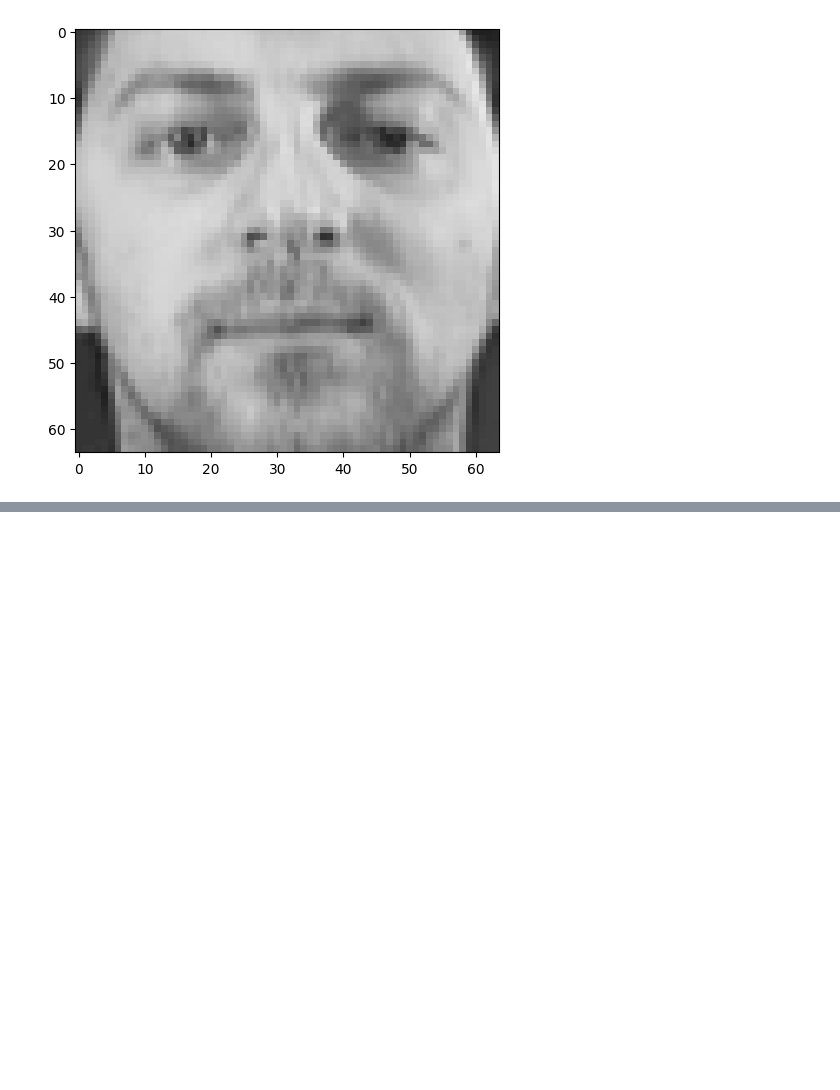
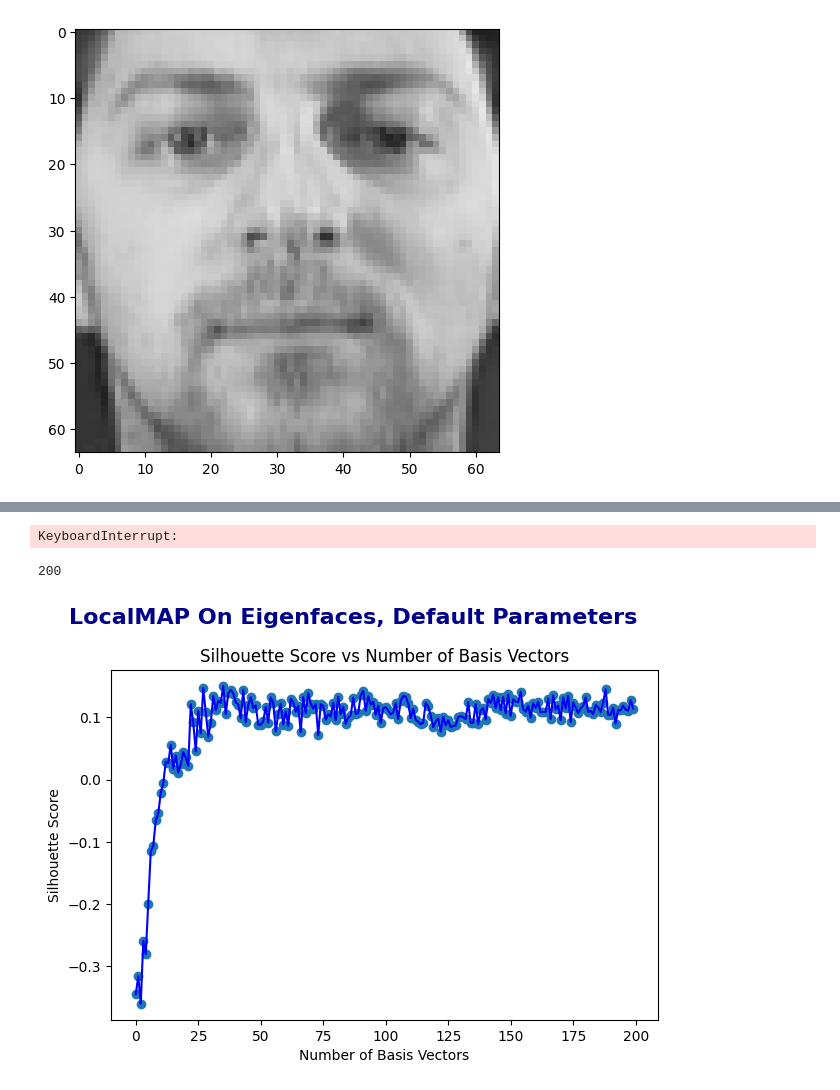
Before and after one commit to ThomasTorres2024/CSC_461_Project, a Jupyter notebook: Eigenfaces_CSC_461.ipynb, the cells around one changed output, grey strips where cells are left out. Cells and saved outputs as stored; diff of their text form; code cells hidden in the pictures; blank space fills up the shorter version.

```diff
--- a/Eigenfaces_CSC_461.ipynb
+++ b/Eigenfaces_CSC_461.ipynb
@@ -45,0 +351,67 @@ np.save('eigen_faces_dataset.npy', np_image_set)
+# %%
+from pacmap import LocalMAP
+import numpy as np
+import matplotlib.pyplot as plt
+
+
+#load datasets we just created
+X = np.load("./eigen_faces_dataset.npy", allow_pickle=True)
+y = np.load("./eigen_faces_labels.npy",allow_pickle=True)
+
+#transform data
+mean_vec = np.mean(X, axis=0)
+X = np_arr_img_set.reshape(X.shape[0], -1)
+C = X - mean_vec
+D=C @ np.transpose(C)
+
+#now we have cov matrix, we need to get the top k eig-vectors
+eigenvalues, eigenvectors = np.linalg.eig(D@np.transpose(D) )
+face_space_basis = []
+
+#list of all silhou scores for each number of basis vectors used
+silhou_score=[]
+
+i=0
+while( i < 200):
+
+    #add a new vector for this iteration to approximate face space
+    face_space_basis.append(C.T @ eigenvectors[:,i])
+    new_face_space_basis=np.array(face_space_basis)
+
+    #set up the new image set defined with respect to this basis
+    new_img_set=[]
+    for img in C:
+      #get projection of each face image minus the mena vector onto the facespace
+      x, residuals, rank, s = np.linalg.lstsq(new_face_space_basis.T, img, rcond=None)
+      new_img_set.append(new_face_space_basis.T @ x)
+
+    #cast to np array for manipulation
+    new_img_set=np.array(new_img_set)
+    embedding = LocalMAP()
+    X_transformed = embedding.fit_transform(new_img_set)
+    n=silhouette_score(X_transformed, y)
+    silhou_score.append(n)
+    i+=1
+
+
+print(f"Max: {max(silhou_score)}")
+print(f"Min: {min(silhou_score)}")
+# %% [output]
+KeyboardInterrupt:
+# %%
+fig, ax = plt.subplots()
+print(len(silhou_score))
+ax.scatter(list(range(len(silhou_score))), silhou_score)
+ax.set_title(f"Silhouette Score vs Number of Basis Vectors")
+ax.set_xlabel("Number of Basis Vectors")
+ax.set_ylabel("Silhouette Score")
+
+# Adjust layout and show
+fig.suptitle('LocalMAP On Eigenfaces, Default Parameters', fontsize=16, fontweight='bold', color='darkblue')
+ax.plot( list(range(len(silhou_score))), silhou_score , color='blue')
+
+plt.tight_layout()
+plt.show()
+# %% [output]
+200
+[figure, added]
```
Also changed, not shown: parts of 8 cells of this notebook.
